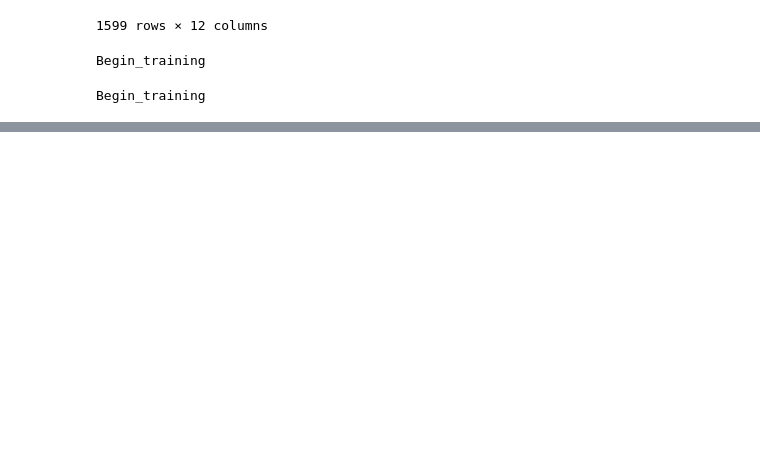
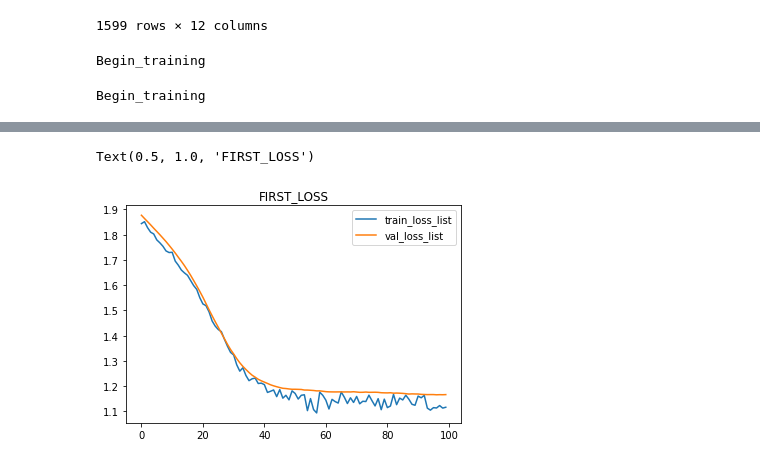
Before and after one commit to bharadwaj1098/Pyt-Ex, a Jupyter notebook: example.ipynb, the cells around one changed output, grey strips where cells are left out. Drawn from its saved outputs; the diff is of its cells as text; code cells hidden in the pictures; blank space fills up the shorter version.

```diff
--- a/example.ipynb
+++ b/example.ipynb
@@ -217,0 +198,8 @@ Begin_training
+# %%
+plt.plot(plots['FIRST']["train_loss_list"], label = 'train_loss_list')
+plt.plot(plots['FIRST']["val_loss_list"], label = 'val_loss_list')
+plt.legend()
+plt.title('FIRST_LOSS')
+# %% [output]
+Text(0.5, 1.0, 'FIRST_LOSS')
+[figure, added]
```
Also changed, not shown: parts of 9 cells of this notebook, 2 other files.
